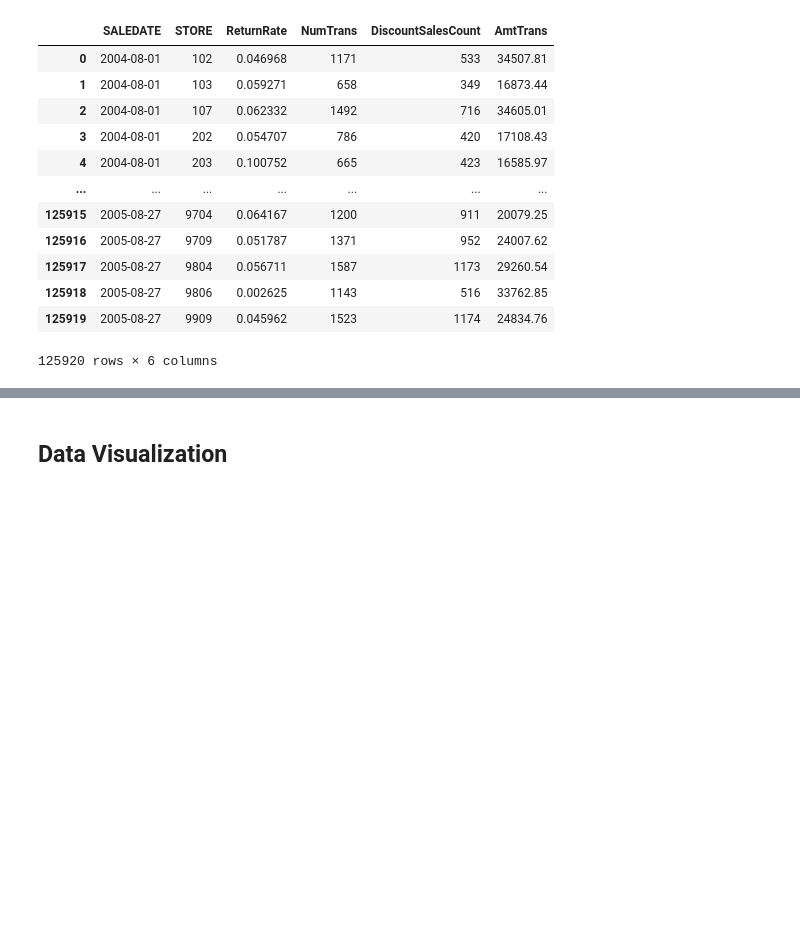
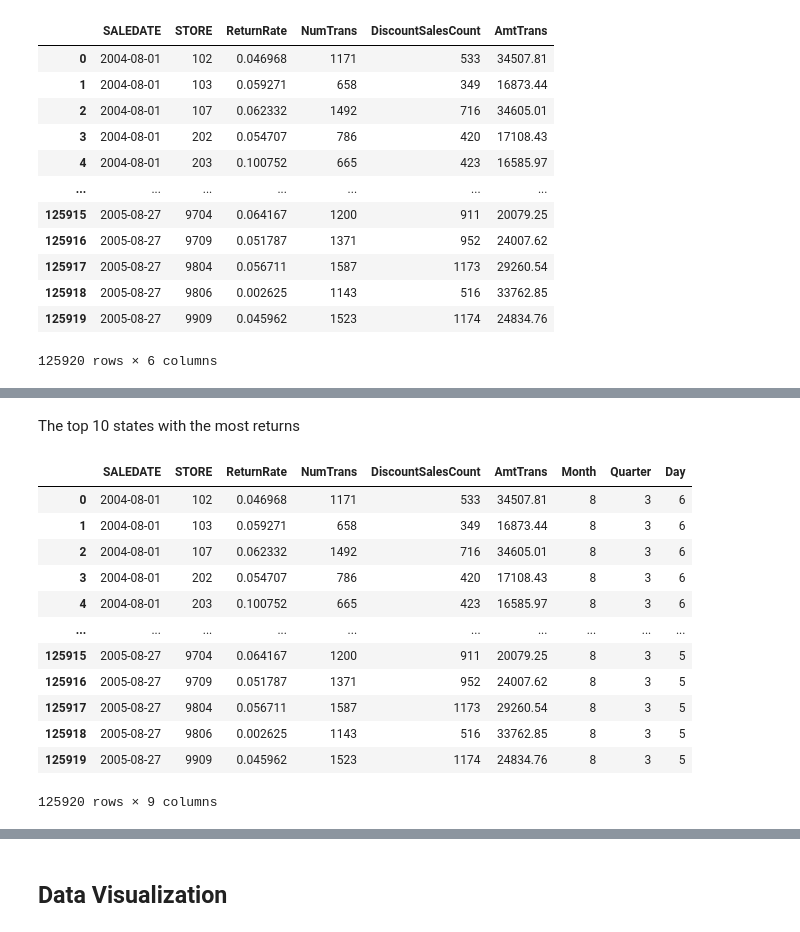
Before and after one commit to MSIA/MLDS400_group014, a Jupyter notebook: feature_engineering/feature_selection.ipynb, the cells around one changed output, grey strips where cells are left out. Cells and saved outputs as stored; diff of their text form; code cells hidden in the pictures; blank space fills up the shorter version.

```diff
--- a/feature_engineering/feature_selection.ipynb
+++ b/feature_engineering/feature_selection.ipynb
@@ -102,0 +131,22 @@ return_rate_df
+# %% [markdown]
+The top 10 states with the most returns
+# %%
+# Extract different time features
+return_rate_df['Month'] = pd.to_datetime(return_rate_df['SALEDATE']).dt.month
+return_rate_df['Quarter'] = pd.to_datetime(return_rate_df['SALEDATE']).dt.quarter
+return_rate_df['Day'] = pd.to_datetime(return_rate_df['SALEDATE']).dt.dayofweek
+return_rate_df
+# %% [output]
+|  | SALEDATE | STORE | ReturnRate | NumTrans | DiscountSalesCount | AmtTrans | Month | Quarter | Day |
+| 0 | 2004-08-01 | 102 | 0.046968 | 1171 | 533 | 34507.81 | 8 | 3 | 6 |
+| 1 | 2004-08-01 | 103 | 0.059271 | 658 | 349 | 16873.44 | 8 | 3 | 6 |
+| 2 | 2004-08-01 | 107 | 0.062332 | 1492 | 716 | 34605.01 | 8 | 3 | 6 |
+| 3 | 2004-08-01 | 202 | 0.054707 | 786 | 420 | 17108.43 | 8 | 3 | 6 |
+| 4 | 2004-08-01 | 203 | 0.100752 | 665 | 423 | 16585.97 | 8 | 3 | 6 |
+| ... | ... | ... | ... | ... | ... | ... | ... | ... | ... |
+| 125915 | 2005-08-27 | 9704 | 0.064167 | 1200 | 911 | 20079.25 | 8 | 3 | 5 |
+| 125916 | 2005-08-27 | 9709 | 0.051787 | 1371 | 952 | 24007.62 | 8 | 3 | 5 |
+| 125917 | 2005-08-27 | 9804 | 0.056711 | 1587 | 1173 | 29260.54 | 8 | 3 | 5 |
+| 125918 | 2005-08-27 | 9806 | 0.002625 | 1143 | 516 | 33762.85 | 8 | 3 | 5 |
+| 125919 | 2005-08-27 | 9909 | 0.045962 | 1523 | 1174 | 24834.76 | 8 | 3 | 5 |
+125920 rows × 9 columns
```
Also changed, not shown: parts of 5 cells of this notebook.
